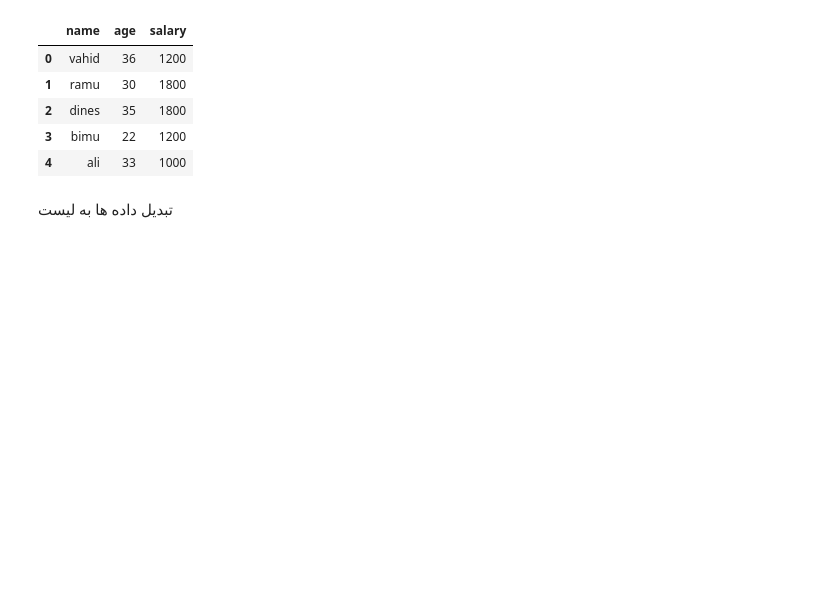
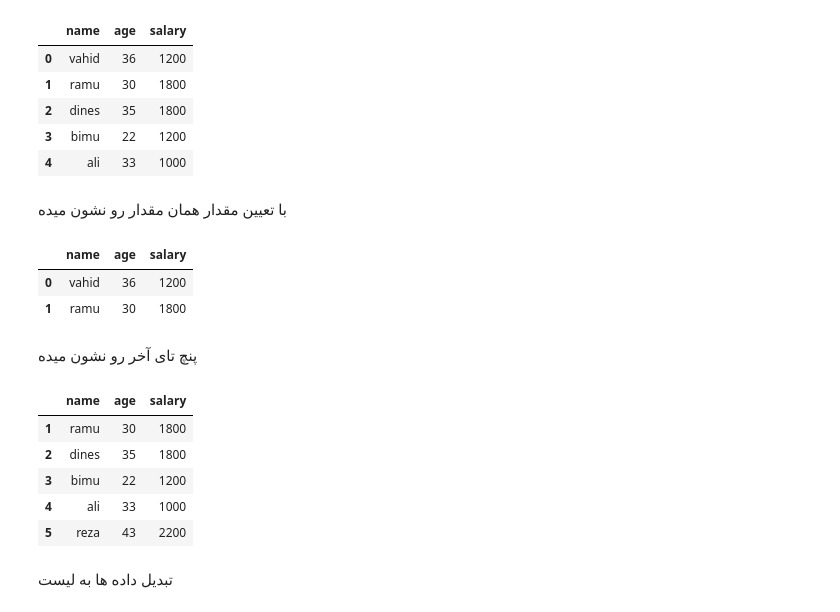
Before and after one commit to shabanvahid0101/python_gram_file, a Jupyter notebook: pandas library/main_pandas.ipynb, the cells around one changed output. Cells and saved outputs as stored; diff of their text form; code cells hidden in the pictures; blank space fills up the shorter version.

```diff
--- a/pandas library/main_pandas.ipynb
+++ b/pandas library/main_pandas.ipynb
@@ -63,6 +161,25 @@ df.head()
 | 2 | dines | 35 | 1800 |
 | 3 | bimu | 22 | 1200 |
 | 4 | ali | 33 | 1000 |
+# %% [markdown]
+با تعیین مقدار همان مقدار رو نشون میده
+# %%
+df.head(2)
+# %% [output]
+|  | name | age | salary |
+| 0 | vahid | 36 | 1200 |
+| 1 | ramu | 30 | 1800 |
+# %% [markdown]
+پنچ تای آخر رو نشون میده
+# %%
+df.tail()
+# %% [output]
+|  | name | age | salary |
+| 1 | ramu | 30 | 1800 |
+| 2 | dines | 35 | 1800 |
+| 3 | bimu | 22 | 1200 |
+| 4 | ali | 33 | 1000 |
+| 5 | reza | 43 | 2200 |
 # %% [markdown]
 تبدیل داده ها به لیست
 # %%
```
Also changed, not shown: parts of 12 cells of this notebook, 16 other files.
